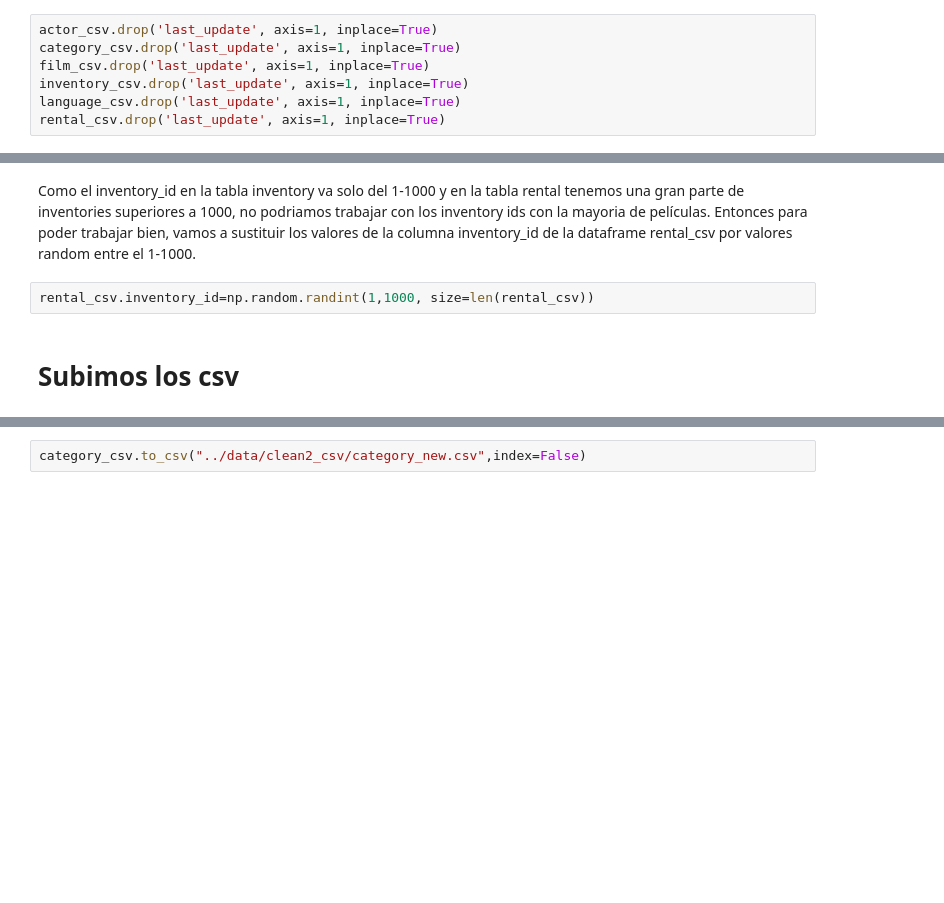
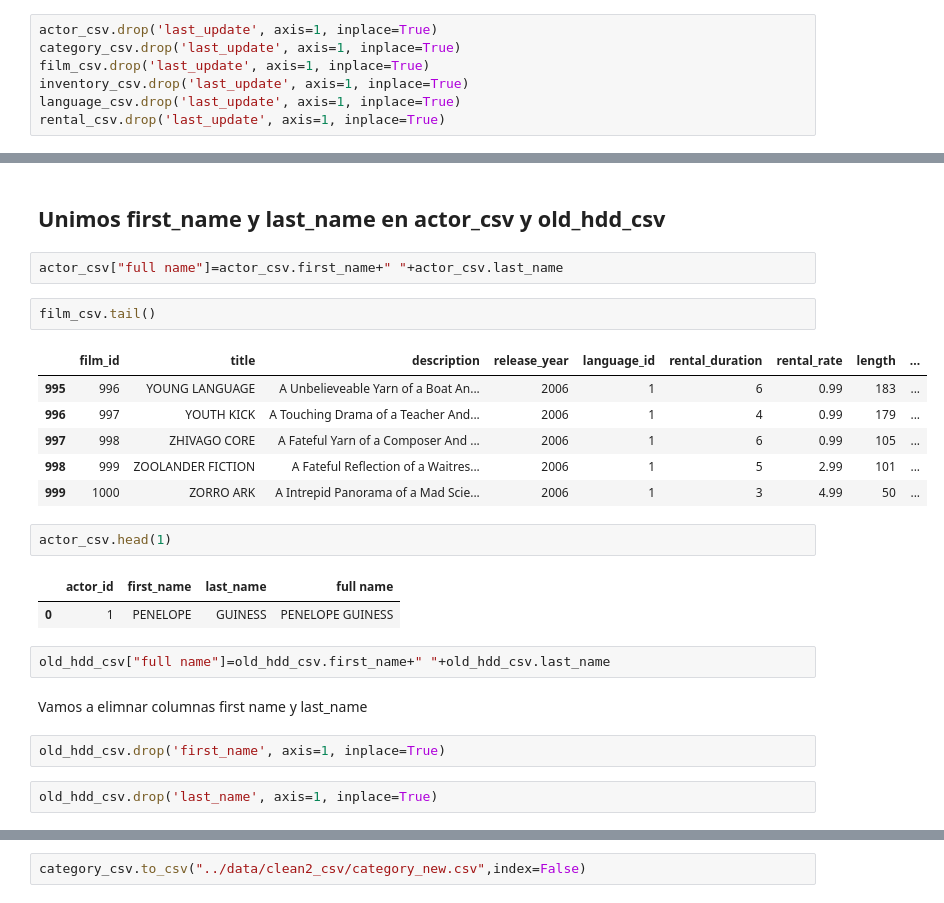
Before and after one commit to dgomezlechon/SQL-Database-Proyect, a Jupyter notebook: my-code/Exploracion y limpieza-nueva.ipynb, the cells around one changed output, grey strips where cells are left out. Drawn from its saved outputs; the diff is of its cells as text; blank space fills up the shorter version.

```diff
--- a/my-code/Exploracion y limpieza-nueva.ipynb
+++ b/my-code/Exploracion y limpieza-nueva.ipynb
@@ -340,6 +254,26 @@ category_csv=category_csv.append(data,ignore_index=True,sort=False)
-# %% [markdown]
-Como el inventory_id en la tabla inventory va solo del 1-1000 y  en la tabla rental tenemos una gran parte de inventories superiores a 1000, no podriamos trabajar con los inventory ids con la mayoria de películas. Entonces para poder trabajar bien, vamos a sustituir los valores de la columna inventory_id de la dataframe rental_csv por valores random entre el 1-1000.
-# %%
-rental_csv.inventory_id=np.random.randint(1,1000, size=len(rental_csv))
-# %% [markdown]
-# Subimos los csv
+# %% [markdown]
+## Unimos first_name y last_name en actor_csv y old_hdd_csv
+# %%
+actor_csv["full name"]=actor_csv.first_name+" "+actor_csv.last_name
+# %%
+film_csv.tail()
+# %% [output]
+|  | film_id | title | description | release_year | language_id | rental_duration | rental_rate | length | ... |
+| 995 | 996 | YOUNG LANGUAGE | A Unbelieveable Yarn of a Boat An... | 2006 | 1 | 6 | 0.99 | 183 | ... |
+| 996 | 997 | YOUTH KICK | A Touching Drama of a Teacher And... | 2006 | 1 | 4 | 0.99 | 179 | ... |
+| 997 | 998 | ZHIVAGO CORE | A Fateful Yarn of a Composer And ... | 2006 | 1 | 6 | 0.99 | 105 | ... |
+| 998 | 999 | ZOOLANDER FICTION | A Fateful Reflection of a Waitres... | 2006 | 1 | 5 | 2.99 | 101 | ... |
+| 999 | 1000 | ZORRO ARK | A Intrepid Panorama of a Mad Scie... | 2006 | 1 | 3 | 4.99 | 50 | ... |
+# %%
+actor_csv.head(1)
+# %% [output]
+|  | actor_id | first_name | last_name | full name |
+| 0 | 1 | PENELOPE | GUINESS | PENELOPE GUINESS |
+# %%
+old_hdd_csv["full name"]=old_hdd_csv.first_name+" "+old_hdd_csv.last_name
+# %% [markdown]
+Vamos a elimnar columnas first name y last_name
+# %%
+old_hdd_csv.drop('first_name', axis=1, inplace=True)
+# %%
+old_hdd_csv.drop('last_name', axis=1, inplace=True)
```
Also changed, not shown: parts of 64 cells of this notebook, 8 other files.
